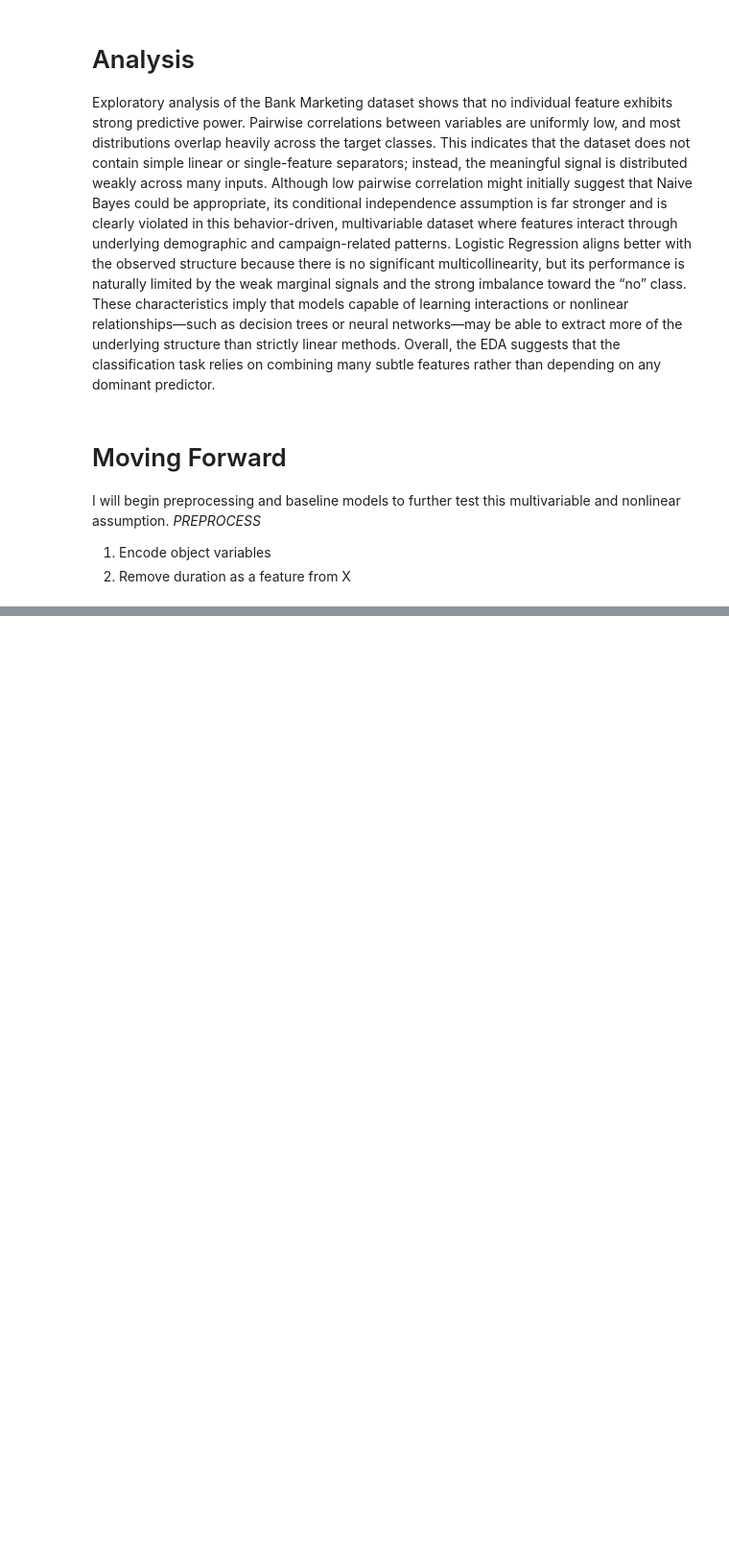
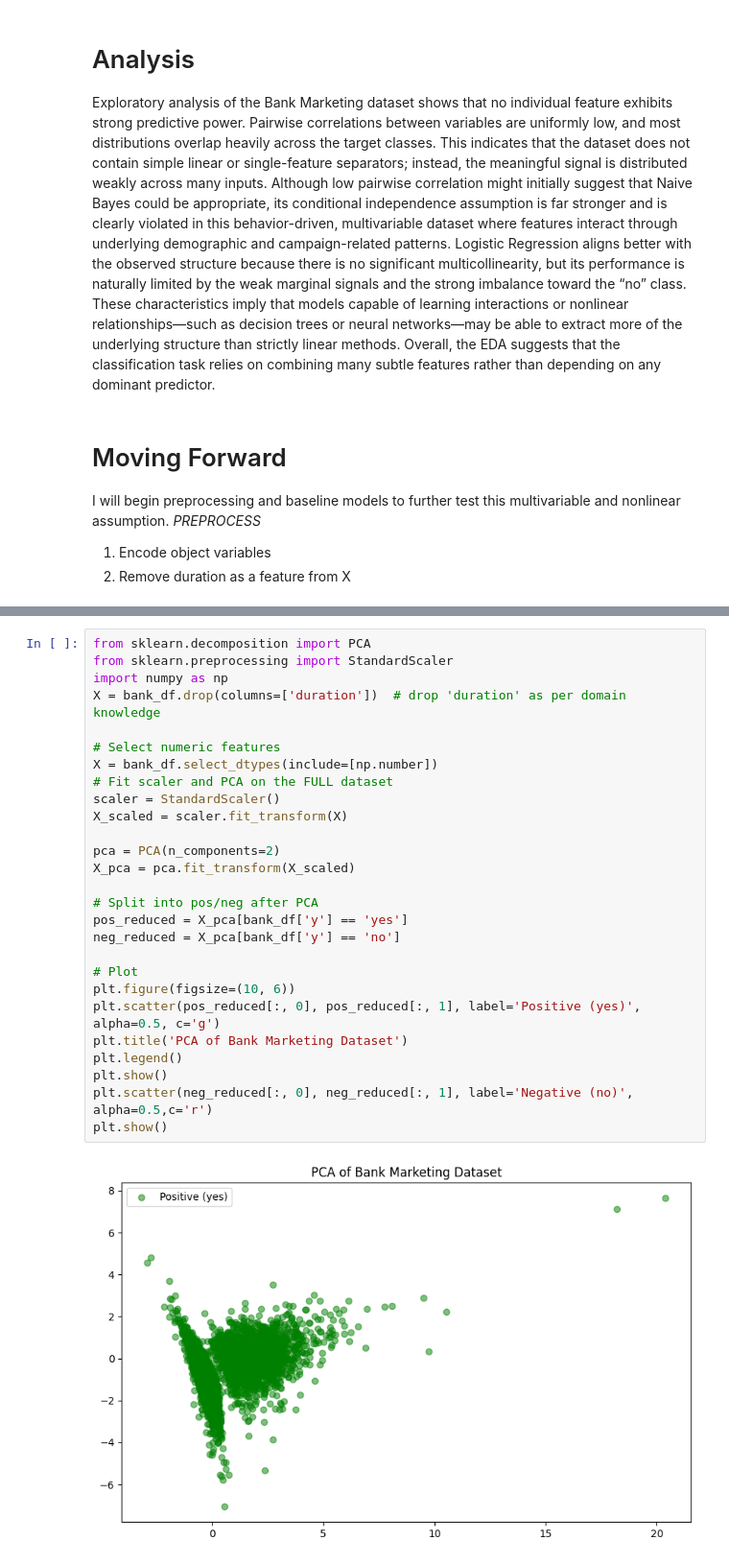
Before and after one commit to SamKhan32/bank-marketing-ml, a Jupyter notebook: notebooks/01_exploration.ipynb, the cells around one changed output, grey strips where cells are left out. Shown at 96% size. Saved outputs shown, nothing was run; the diff lists cells and outputs as text; blank space fills up the shorter version.

```diff
--- a/notebooks/01_exploration.ipynb
+++ b/notebooks/01_exploration.ipynb
@@ -118,0 +122,29 @@ I will begin preprocessing and baseline models to further test this multivariabl
+# %%
+from sklearn.decomposition import PCA
+from sklearn.preprocessing import StandardScaler
+import numpy as np
+X = bank_df.drop(columns=['duration'])  # drop 'duration' as per domain knowledge
+
+# Select numeric features
+X = bank_df.select_dtypes(include=[np.number])
+# Fit scaler and PCA on the FULL dataset
+scaler = StandardScaler()
+X_scaled = scaler.fit_transform(X)
+
+pca = PCA(n_components=2)
+X_pca = pca.fit_transform(X_scaled)
+
+# Split into pos/neg after PCA
+pos_reduced = X_pca[bank_df['y'] == 'yes']
+neg_reduced = X_pca[bank_df['y'] == 'no']
+
+# Plot
+plt.figure(figsize=(10, 6))
+plt.scatter(pos_reduced[:, 0], pos_reduced[:, 1], label='Positive (yes)', alpha=0.5, c='g')
+plt.title('PCA of Bank Marketing Dataset')
+plt.legend()
+plt.show()
+plt.scatter(neg_reduced[:, 0], neg_reduced[:, 1], label='Negative (no)', alpha=0.5,c='r')
+plt.show()
+# %% [output]
+[figure, added]
```
Also changed, not shown: parts of 4 cells of this notebook, 4 other files.
